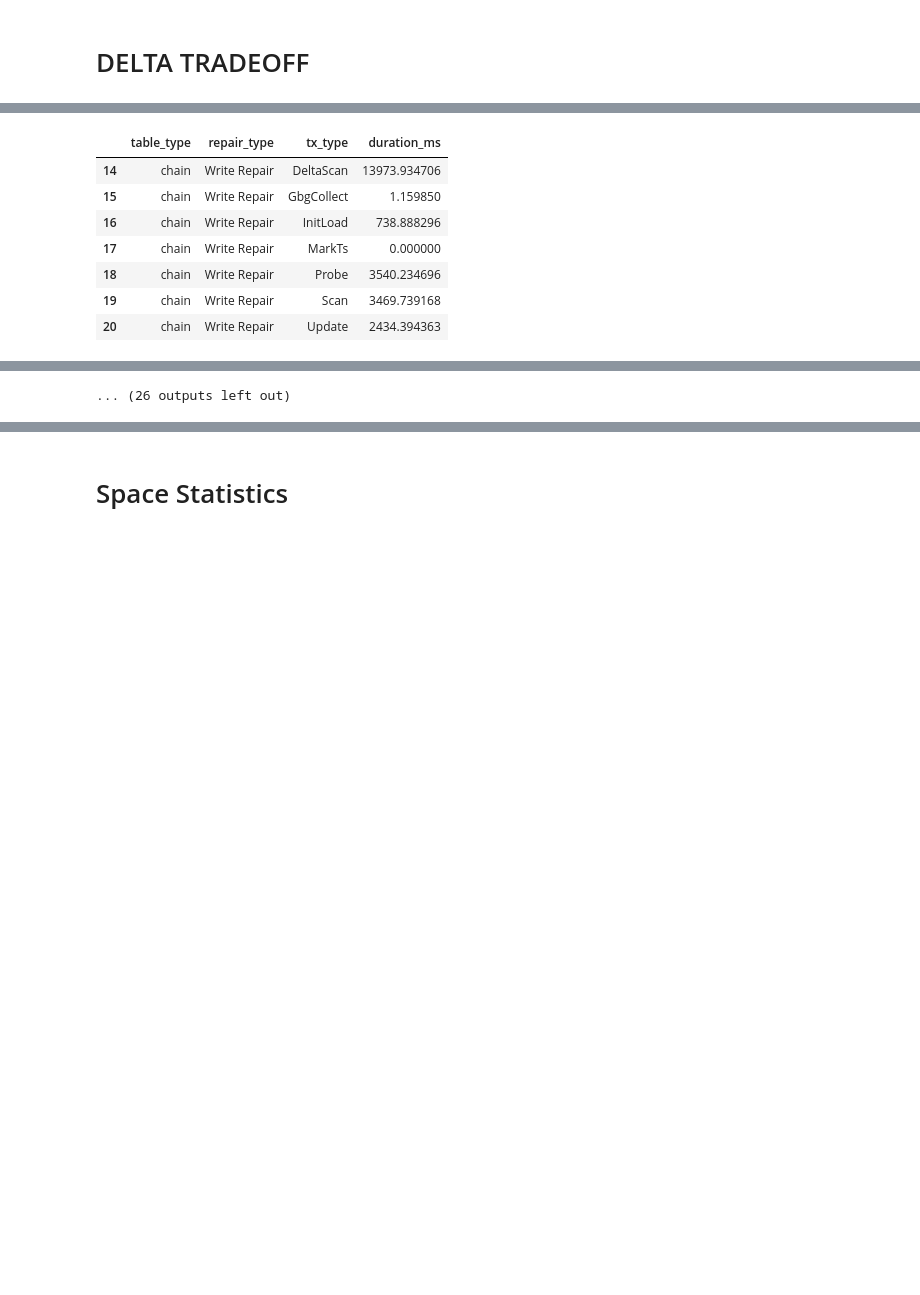
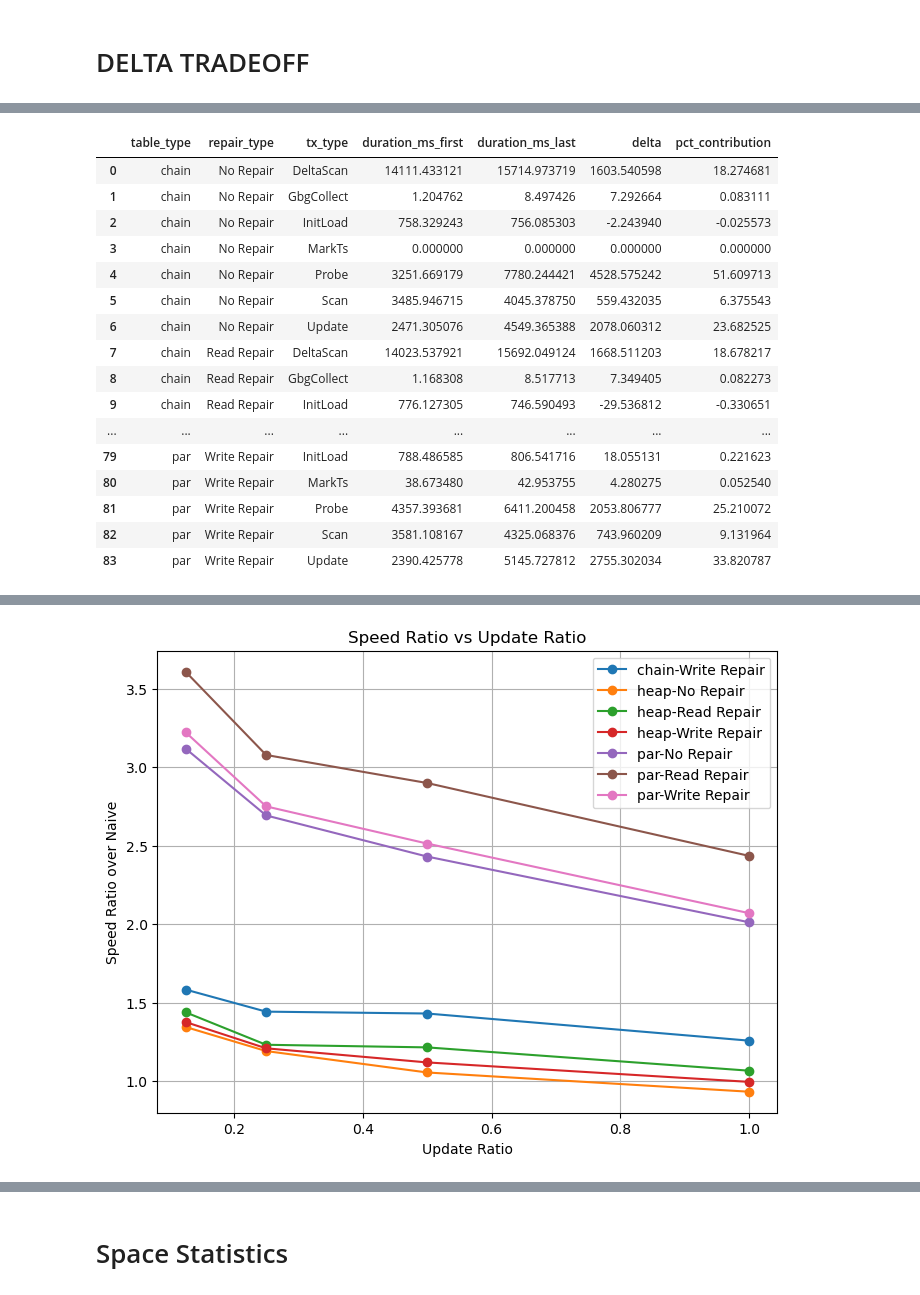
Before and after one commit to mallang/FosterBtree, a Jupyter notebook: benches/hash_join/htap_simulation/bench_script.ipynb, the cells around one changed output, grey strips where cells are left out. Saved outputs shown, nothing was run; the diff lists cells and outputs as text; code cells hidden in the pictures; blank space fills up the shorter version.

Commit message:
Generation results and plots(without space statistics)

```diff
--- a/benches/hash_join/htap_simulation/bench_script.ipynb
+++ b/benches/hash_join/htap_simulation/bench_script.ipynb
@@ -226,7 +226,7 @@ def get_avg(df):
         # DeltaScan only average
         # scan_vals = df_group['duration_ms'].values
         # avg_delta_scan = scan_vals.sum()
-        display(df_group)
+        # display(df_group)
         scan_vals = df_group['duration_ms'].sum()
         durations.append((table_type, repair_type, scan_vals)) # table_type, repair_type, avg_duration
 
@@ -284,6 +284,13 @@ merged = pd.merge(
     how="inner",
     suffixes=("_first", "_last")
 )
+
+df_filtered = merged[~(
+    (merged["table_type"].isin(["naive", "chain"]) & (merged["repair_type"] != "Write Repair")) | merged["table_type"] == "naive"
+)]
+
+merged = df_filtered
+
 # 增长量
 merged["delta"] = merged["duration_ms_last"] - merged["duration_ms_first"]
 
@@ -313,6 +320,47 @@ plt.title("Speed Ratio vs Update Ratio")
 plt.legend()
 plt.grid(True)
 plt.show()
+
+def stack_bar_chart_for_contribution(df):
+    # create a new column combining table_type and repair_type for x labels
+    df["group"] = df["table_type"] + "\n" + df["repair_type"]
+
+    # pivot so that tx_type becomes columns, pct_contribution values are stacked
+    pivot_df = df.pivot_table(
+        index="group",
+        columns="tx_type",
+        values="pct_contribution",
+        aggfunc="sum",
+        fill_value=0
+    )
+
+    # plot stacked bar
+    ax = pivot_df.plot(
+        kind="bar",
+        stacked=True,
+        figsize=(10, 6)
+    )
+
+    # add labels and title
+    plt.ylabel("Pct Contribution (%)")
+    plt.xlabel("Table Type - Repair Type")
+    plt.xticks(rotation=0)
+    plt.title("Operation Contribution Percentage(%) on Speed Degradation")
+    plt.legend(title="tx_type", bbox_to_anchor=(1.05, 1), loc="upper left")
+    plt.tight_layout()
+    plt.show()
+
+df_filtered1 = merged[~(
+    (merged["table_type"].isin(["naive", "chain"]) & (merged["repair_type"] != "Write Repair"))
+)]
+
+
+df_filtered = df_filtered1[~(
+    df_filtered1["table_type"].isin(["naive"])
+)]
+
+
+stack_bar_chart_for_contribution(df_filtered)
 # %% [output]
 === Building Rust binary in release mode ===
 Cargo build completed successfully.
@@ -334,8 +382,17 @@ Update ratio: 0.005
-|  | table_type | repair_type | tx_type | duration_ms |
-| 14 | chain | Write Repair | DeltaScan | 13973.934706 |
-| 15 | chain | Write Repair | GbgCollect | 1.159850 |
-| 16 | chain | Write Repair | InitLoad | 738.888296 |
-| 17 | chain | Write Repair | MarkTs | 0.000000 |
-| 18 | chain | Write Repair | Probe | 3540.234696 |
-| 19 | chain | Write Repair | Scan | 3469.739168 |
-| 20 | chain | Write Repair | Update | 2434.394363 |
+|  | table_type | repair_type | tx_type | duration_ms_first | duration_ms_last | delta | pct_contribution |
+| 0 | chain | No Repair | DeltaScan | 14111.433121 | 15714.973719 | 1603.540598 | 18.274681 |
+| 1 | chain | No Repair | GbgCollect | 1.204762 | 8.497426 | 7.292664 | 0.083111 |
+| 2 | chain | No Repair | InitLoad | 758.329243 | 756.085303 | -2.243940 | -0.025573 |
+| 3 | chain | No Repair | MarkTs | 0.000000 | 0.000000 | 0.000000 | 0.000000 |
+| 4 | chain | No Repair | Probe | 3251.669179 | 7780.244421 | 4528.575242 | 51.609713 |
+| 5 | chain | No Repair | Scan | 3485.946715 | 4045.378750 | 559.432035 | 6.375543 |
+| 6 | chain | No Repair | Update | 2471.305076 | 4549.365388 | 2078.060312 | 23.682525 |
+| 7 | chain | Read Repair | DeltaScan | 14023.537921 | 15692.049124 | 1668.511203 | 18.678217 |
+| 8 | chain | Read Repair | GbgCollect | 1.168308 | 8.517713 | 7.349405 | 0.082273 |
+| 9 | chain | Read Repair | InitLoad | 776.127305 | 746.590493 | -29.536812 | -0.330651 |
+| ... | ... | ... | ... | ... | ... | ... | ... |
+| 79 | par | Write Repair | InitLoad | 788.486585 | 806.541716 | 18.055131 | 0.221623 |
+| 80 | par | Write Repair | MarkTs | 38.673480 | 42.953755 | 4.280275 | 0.052540 |
+| 81 | par | Write Repair | Probe | 4357.393681 | 6411.200458 | 2053.806777 | 25.210072 |
+| 82 | par | Write Repair | Scan | 3581.108167 | 4325.068376 | 743.960209 | 9.131964 |
+| 83 | par | Write Repair | Update | 2390.425778 | 5145.727812 | 2755.302034 | 33.820787 |
@@ -397,0 +399 @@ Update ratio: 0.005
+[figure, added]
@@ -431 +404,0 @@ Number of each scan transactions: 6
-... (26 outputs left out)
```
Also changed, not shown: parts of 8 cells of this notebook.
